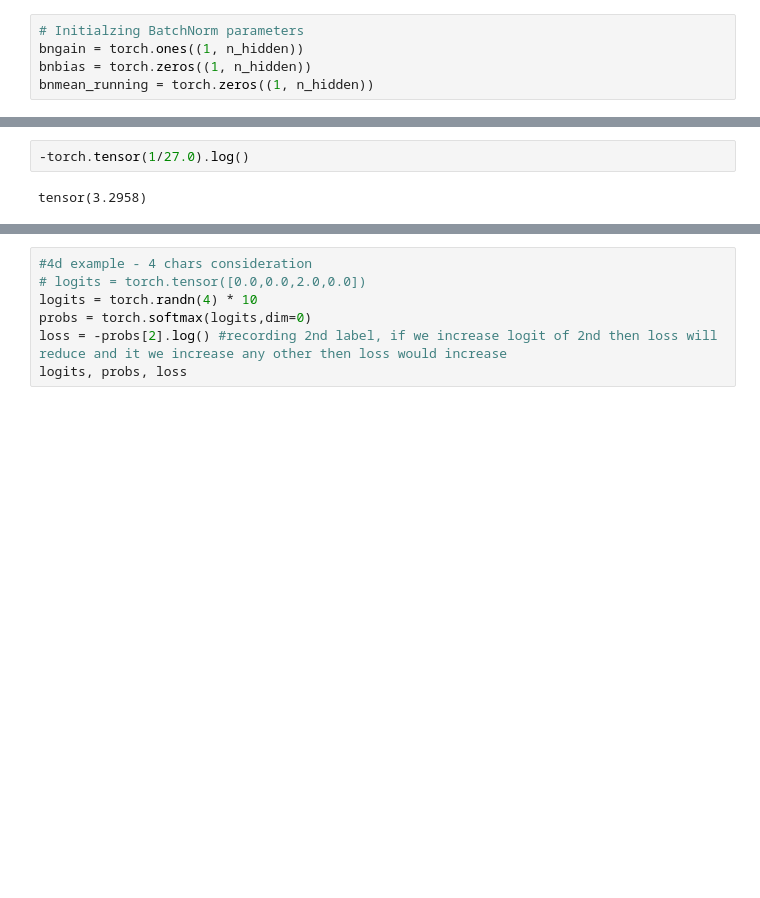
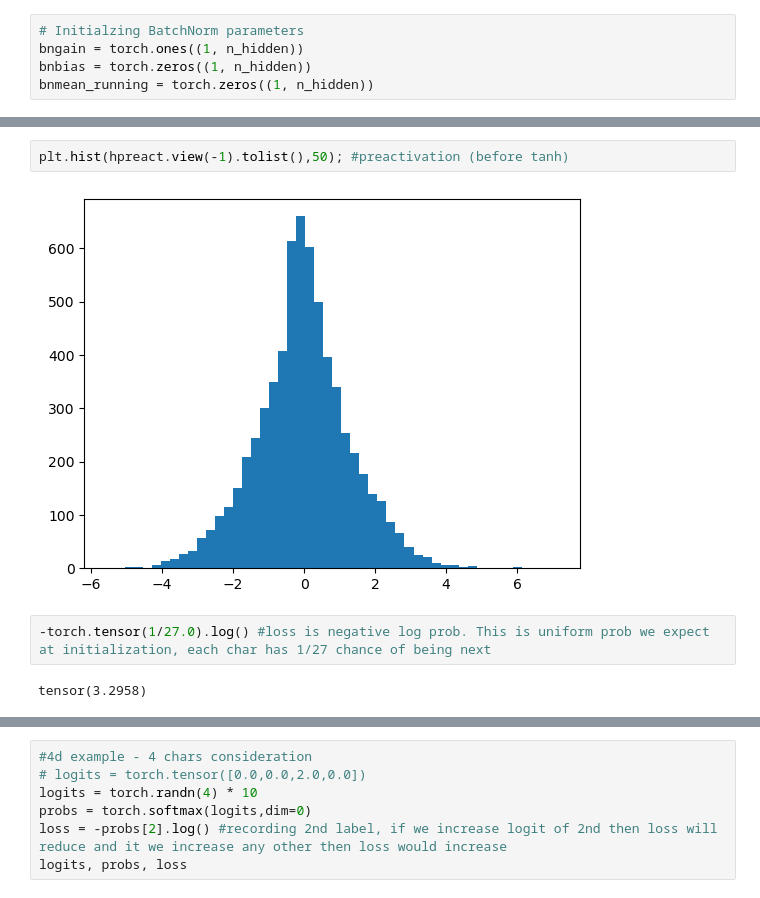
Before and after one commit to AbhijeetShk/NeuralNuts, a Jupyter notebook: working_with_language/mlp_batchnorm.ipynb, the cells around one changed output, grey strips where cells are left out. Drawn from its saved outputs; the diff is of its cells as text; blank space fills up the shorter version.

```diff
--- a/working_with_language/mlp_batchnorm.ipynb
+++ b/working_with_language/mlp_batchnorm.ipynb
@@ -125,4 +157,8 @@ for i in range(max_steps):
+# %%
+plt.hist(hpreact.view(-1).tolist(),50); #preactivation (before tanh)
+# %% [output]
+[figure, added]
 # %%
--torch.tensor(1/27.0).log()
+-torch.tensor(1/27.0).log() #loss is negative log prob. This is uniform prob we expect at initialization, each char has 1/27 chance of being next
 # %% [output]
 tensor(3.2958)
```
Also changed, not shown: parts of 6 cells of this notebook.
